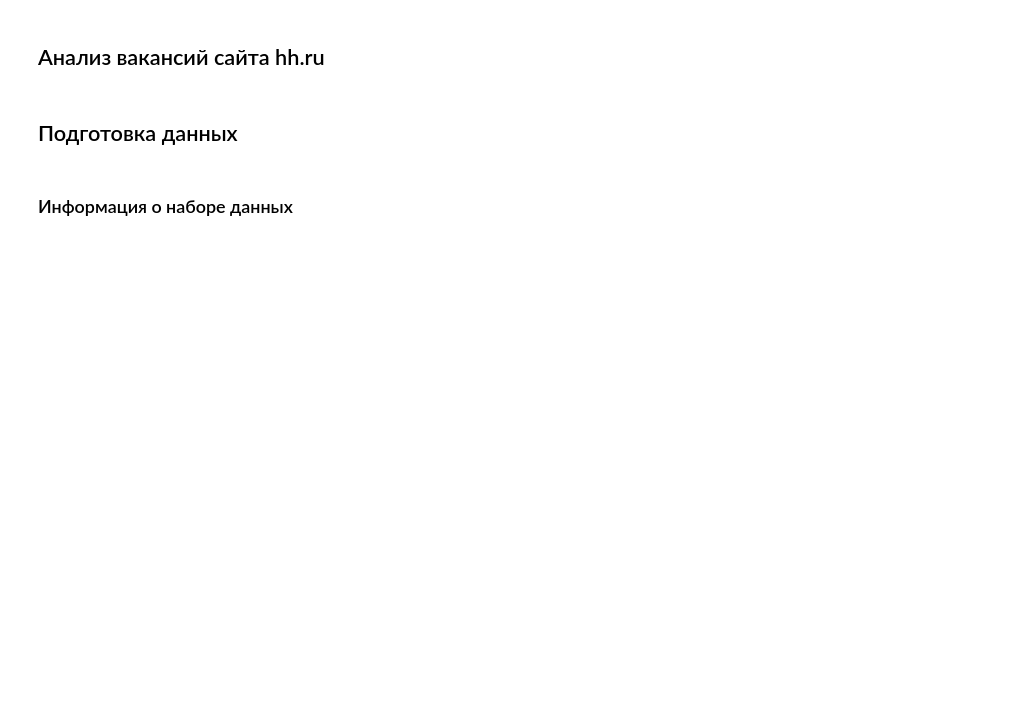
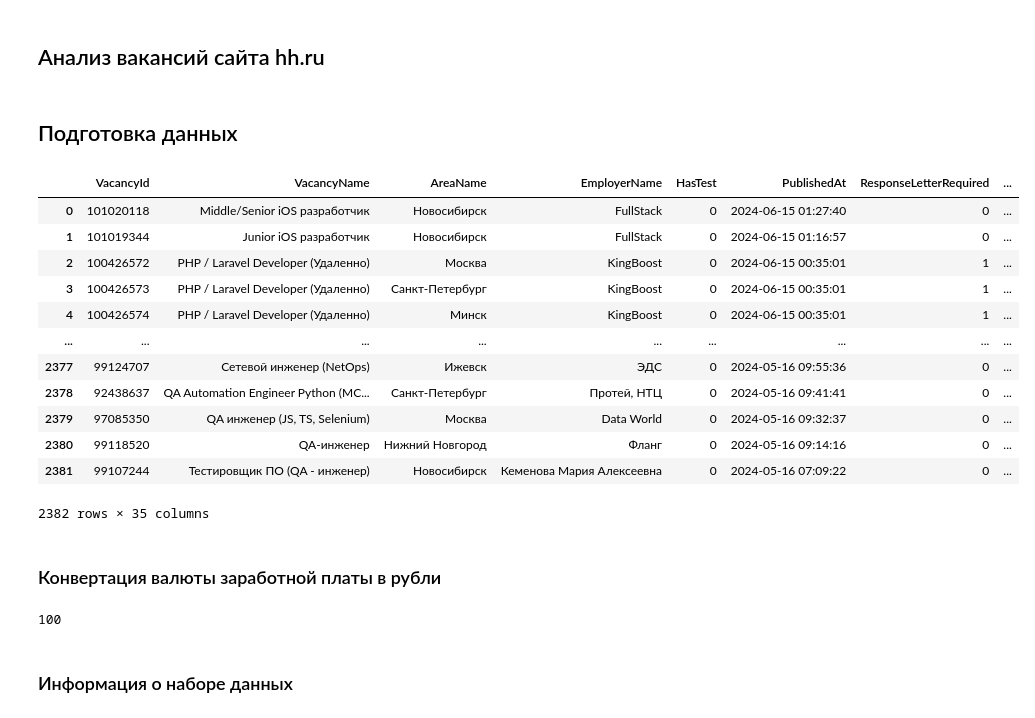
Before and after one commit to AzerQ/HHVacancyAgregate, a Jupyter notebook: HHVacancyAnalyzer/StaticAnalyze/app/HhVacncyAnalyze.ipynb, the cells around one changed output. Cells and saved outputs as stored; diff of their text form; code cells hidden in the pictures; blank space fills up the shorter version.

```diff
--- a/HHVacancyAnalyzer/StaticAnalyze/app/HhVacncyAnalyze.ipynb
+++ b/HHVacancyAnalyzer/StaticAnalyze/app/HhVacncyAnalyze.ipynb
@@ -12,3 +12,21 @@ import numpy as np
 con = sqlite3.connect("..\db\hhvacancy.db")
 cur = con.cursor()
 vacancies_frame = pd.read_sql("SELECT * FROM VacancyFullInfo", con)
+# %%
+vacancies_frame
+# %% [output]
+|  | VacancyId | VacancyName | AreaName | EmployerName | HasTest | PublishedAt | ResponseLetterRequired | ... |
+| 0 | 101020118 | Middle/Senior iOS разработчик | Новосибирск | FullStack | 0 | 2024-06-15 01:27:40 | 0 | ... |
+| 1 | 101019344 | Junior iOS разработчик | Новосибирск | FullStack | 0 | 2024-06-15 01:16:57 | 0 | ... |
+| 2 | 100426572 | PHP / Laravel Developer (Удаленно) | Москва | KingBoost | 0 | 2024-06-15 00:35:01 | 1 | ... |
+| 3 | 100426573 | PHP / Laravel Developer (Удаленно) | Санкт-Петербург | KingBoost | 0 | 2024-06-15 00:35:01 | 1 | ... |
+| 4 | 100426574 | PHP / Laravel Developer (Удаленно) | Минск | KingBoost | 0 | 2024-06-15 00:35:01 | 1 | ... |
+| ... | ... | ... | ... | ... | ... | ... | ... | ... |
+| 2377 | 99124707 | Сетевой инженер (NetOps) | Ижевск | ЭДС | 0 | 2024-05-16 09:55:36 | 0 | ... |
+| 2378 | 92438637 | QA Automation Engineer Python (MC... | Санкт-Петербург | Протей, НТЦ | 0 | 2024-05-16 09:41:41 | 0 | ... |
+| 2379 | 97085350 | QA инженер (JS, TS, Selenium) | Москва | Data World | 0 | 2024-05-16 09:32:37 | 0 | ... |
+| 2380 | 99118520 | QA-инженер | Нижний Новгород | Фланг | 0 | 2024-05-16 09:14:16 | 0 | ... |
+| 2381 | 99107244 | Тестировщик ПО (QA - инженер) | Новосибирск | Кеменова Мария Алексеевна | 0 | 2024-05-16 07:09:22 | 0 | ... |
+2382 rows × 35 columns
+# %% [markdown]
+### Конвертация валюты заработной платы в рубли
@@ -14,0 +86,4 @@ vacancies_frame = pd.read_sql("SELECT * FROM VacancyFullInfo", con)
+# %%
+convert_currency(100, 'RUR', 'RUB')
+# %% [output]
+100
```
Also changed, not shown: parts of 9 cells of this notebook, 3 other files.
